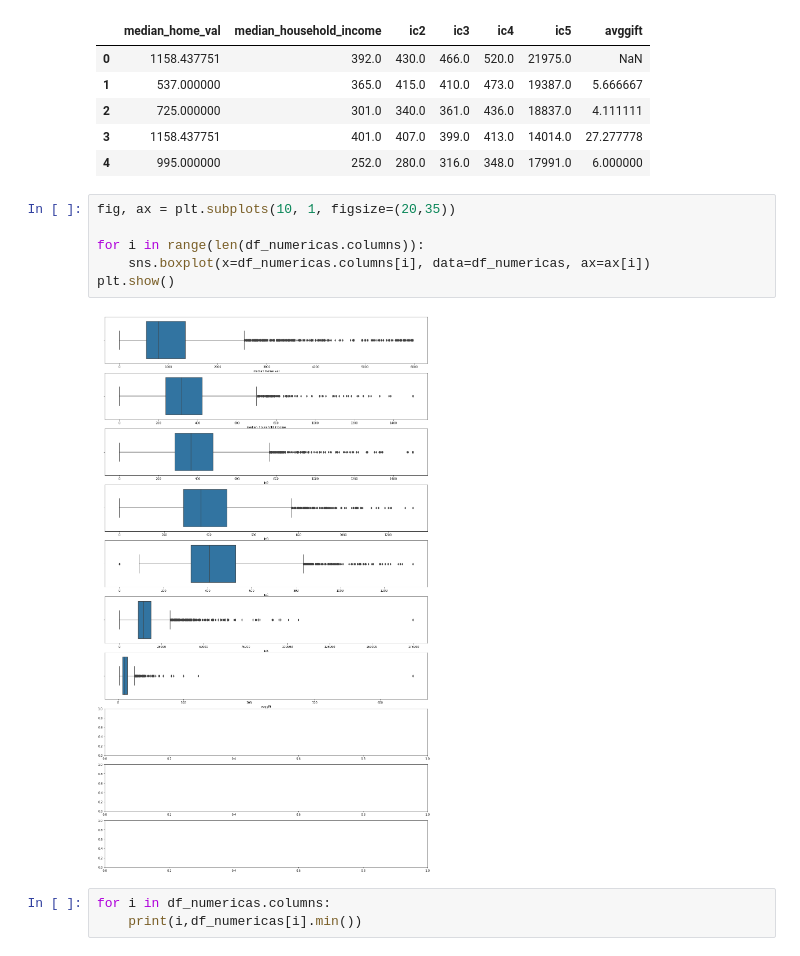
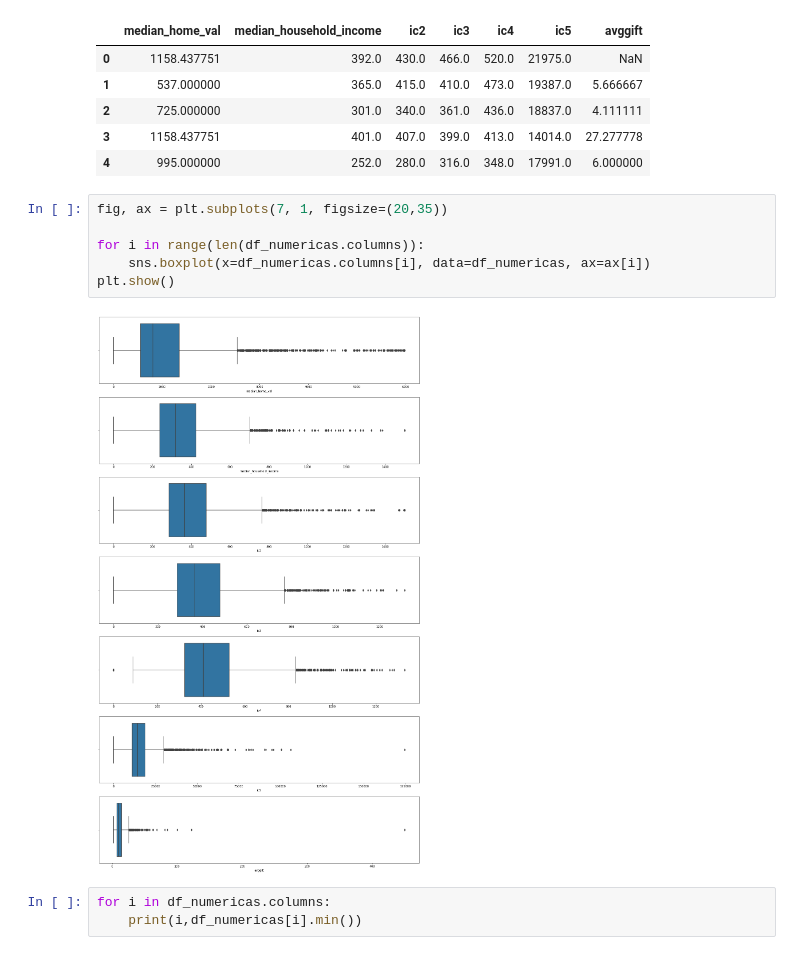
Before and after one commit to Origamologo/-California-cleanin-, a Jupyter notebook: california.ipynb, the cells around one changed output. Cells and saved outputs as stored; diff of their text form.

```diff
--- a/california.ipynb
+++ b/california.ipynb
@@ -201,13 +201,13 @@ df_numericas.head(5)
 | 3 | 1158.437751 | 401.0 | 407.0 | 399.0 | 413.0 | 14014.0 | 27.277778 |
 | 4 | 995.000000 | 252.0 | 280.0 | 316.0 | 348.0 | 17991.0 | 6.000000 |
 # %%
-fig, ax = plt.subplots(10, 1, figsize=(20,35))
+fig, ax = plt.subplots(7, 1, figsize=(20,35))
 
 for i in range(len(df_numericas.columns)):
     sns.boxplot(x=df_numericas.columns[i], data=df_numericas, ax=ax[i])
 plt.show()
 # %% [output]
-[figure, old version]
+[figure, new version]
 # %%
 for i in df_numericas.columns:
     print(i,df_numericas[i].min())
```
